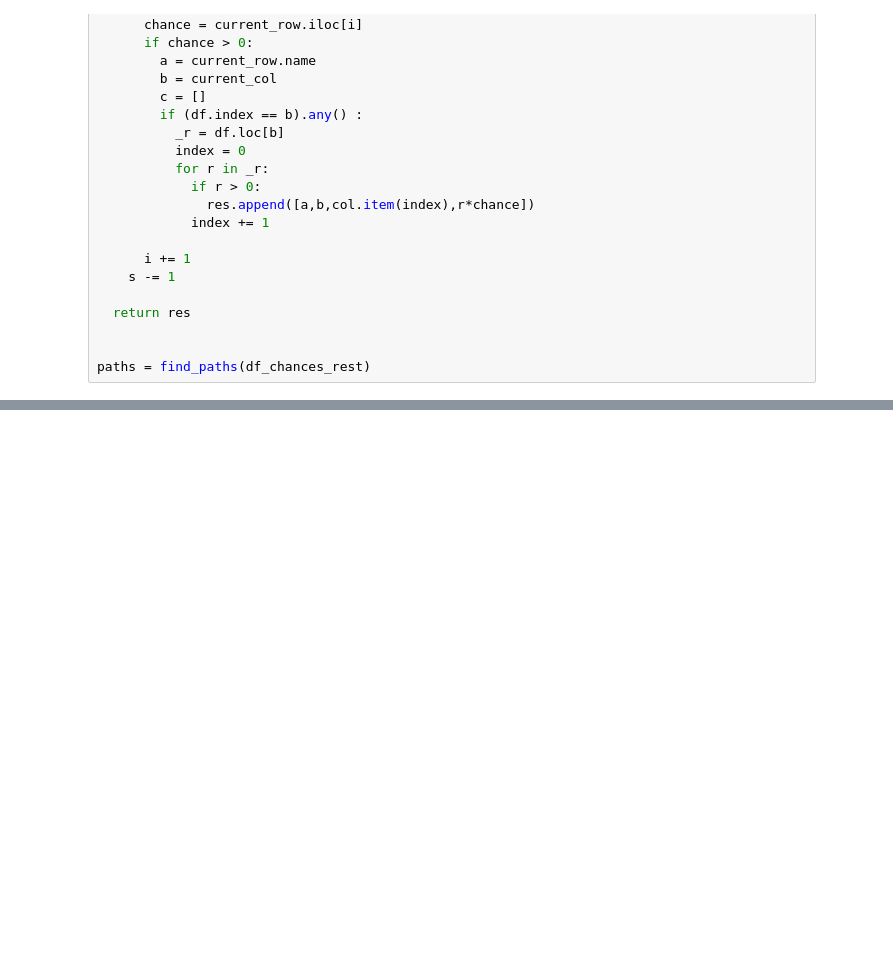
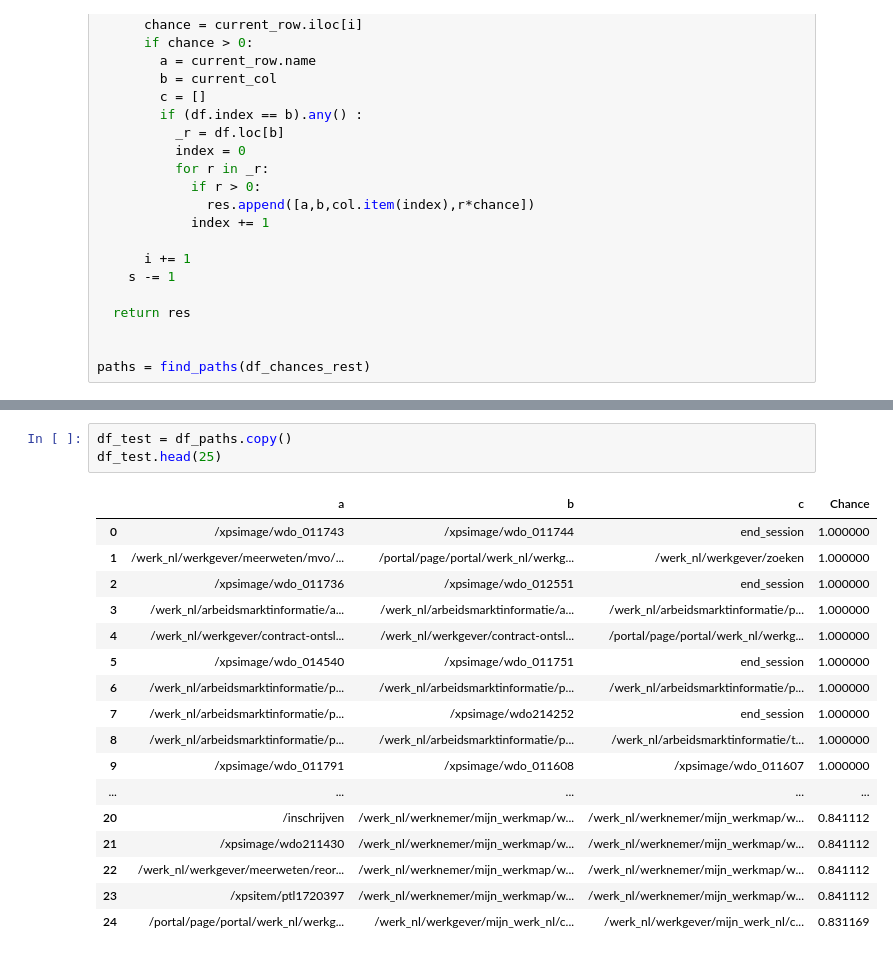
Before and after one commit to kaspergff/Thesis_anomaly_generation, a Jupyter notebook: skipped.ipynb, the cells around one changed output, grey strips where cells are left out. Drawn from its saved outputs; the diff is of its cells as text; blank space fills up the shorter version.

```diff
--- a/skipped.ipynb
+++ b/skipped.ipynb
@@ -96,0 +143,21 @@ print(paths)
+# %%
+df_test = df_paths.copy()
+df_test.head(25)
+# %% [output]
+|  | a | b | c | Chance |
+| 0 | /xpsimage/wdo_011743 | /xpsimage/wdo_011744 | end_session | 1.000000 |
+| 1 | /werk_nl/werkgever/meerweten/mvo/... | /portal/page/portal/werk_nl/werkg... | /werk_nl/werkgever/zoeken | 1.000000 |
+| 2 | /xpsimage/wdo_011736 | /xpsimage/wdo_012551 | end_session | 1.000000 |
+| 3 | /werk_nl/arbeidsmarktinformatie/a... | /werk_nl/arbeidsmarktinformatie/a... | /werk_nl/arbeidsmarktinformatie/p... | 1.000000 |
+| 4 | /werk_nl/werkgever/contract-ontsl... | /werk_nl/werkgever/contract-ontsl... | /portal/page/portal/werk_nl/werkg... | 1.000000 |
+| 5 | /xpsimage/wdo_014540 | /xpsimage/wdo_011751 | end_session | 1.000000 |
+| 6 | /werk_nl/arbeidsmarktinformatie/p... | /werk_nl/arbeidsmarktinformatie/p... | /werk_nl/arbeidsmarktinformatie/p... | 1.000000 |
+| 7 | /werk_nl/arbeidsmarktinformatie/p... | /xpsimage/wdo214252 | end_session | 1.000000 |
+| 8 | /werk_nl/arbeidsmarktinformatie/p... | /werk_nl/arbeidsmarktinformatie/p... | /werk_nl/arbeidsmarktinformatie/t... | 1.000000 |
+| 9 | /xpsimage/wdo_011791 | /xpsimage/wdo_011608 | /xpsimage/wdo_011607 | 1.000000 |
+| ... | ... | ... | ... | ... |
+| 20 | /inschrijven | /werk_nl/werknemer/mijn_werkmap/w... | /werk_nl/werknemer/mijn_werkmap/w... | 0.841112 |
+| 21 | /xpsimage/wdo211430 | /werk_nl/werknemer/mijn_werkmap/w... | /werk_nl/werknemer/mijn_werkmap/w... | 0.841112 |
+| 22 | /werk_nl/werkgever/meerweten/reor... | /werk_nl/werknemer/mijn_werkmap/w... | /werk_nl/werknemer/mijn_werkmap/w... | 0.841112 |
+| 23 | /xpsitem/ptl1720397 | /werk_nl/werknemer/mijn_werkmap/w... | /werk_nl/werknemer/mijn_werkmap/w... | 0.841112 |
+| 24 | /portal/page/portal/werk_nl/werkg... | /werk_nl/werkgever/mijn_werk_nl/c... | /werk_nl/werkgever/mijn_werk_nl/c... | 0.831169 |
```
Also changed, not shown: parts of 6 cells of this notebook.
